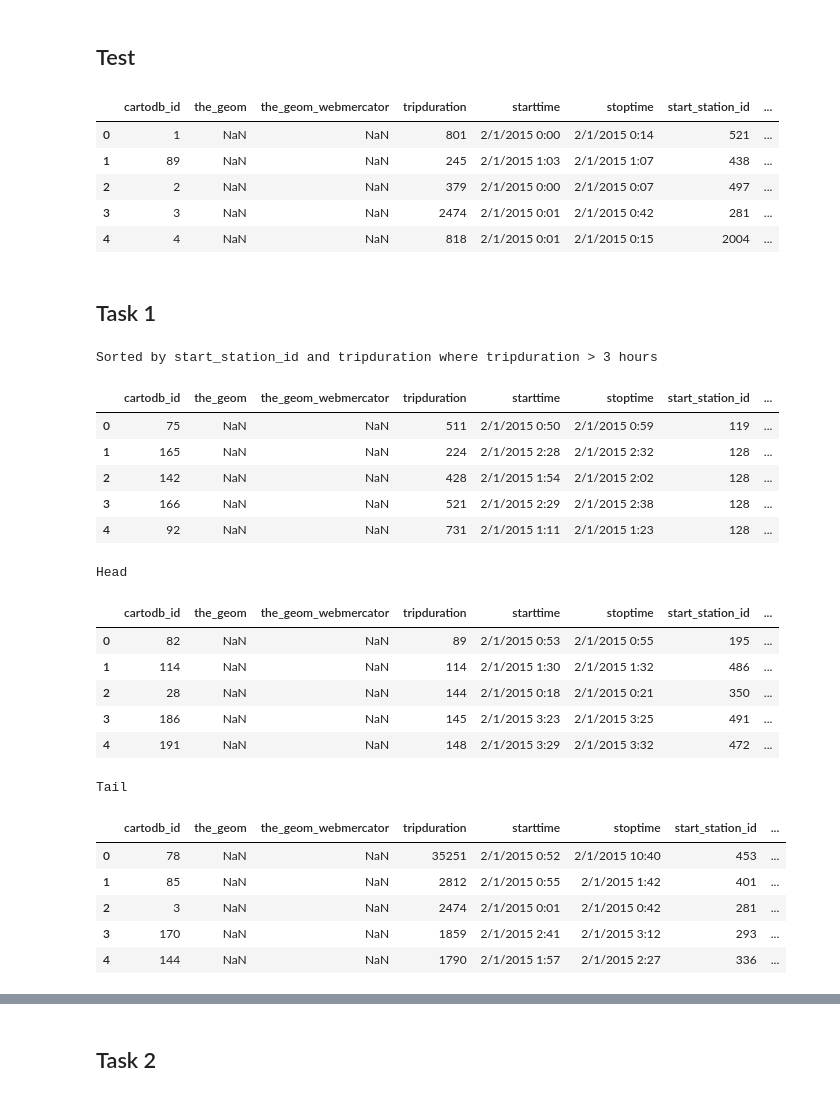
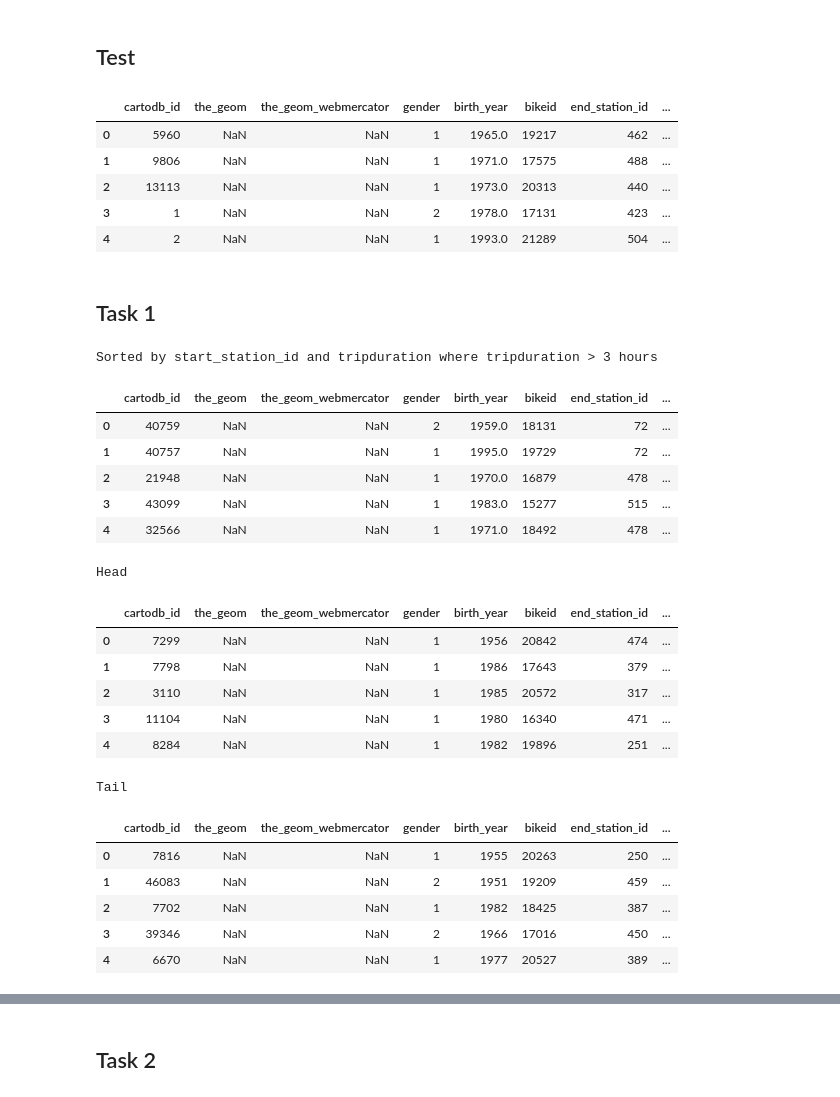
Before and after one commit to beasteers/PUI2017_bs3639, a Jupyter notebook: HW7_bs3639/SQL_query.ipynb, the cells around one changed output, grey strips where cells are left out. Saved outputs shown, nothing was run; the diff lists cells and outputs as text; code cells hidden in the pictures.

Commit message:
add sql query hw

```diff
--- a/HW7_bs3639/SQL_query.ipynb
+++ b/HW7_bs3639/SQL_query.ipynb
@@ -4,7 +4,7 @@
 # %% [markdown]
 ##### This notebook is set up to link as a default to the fb55 account.  To turn in the homework use the same account you used in the lab (hvt201)  and query the database that you were querying in class (citibike_feb_2015)
 # %%
-SQL_SOURCE = 'https://fb55.carto.com/api/v2/sql?q='
+SQL_SOURCE = 'https://bs3639.carto.com/api/v2/sql?q='
 
 import urllib2
 import urllib
@@ -27,7 +27,7 @@ def queryCartoDB(query, format='CSV', source=SQL_SOURCE):
     data = urllib.urlencode({'format': format, 'q': query})
     try:
         response = urllib2.urlopen(source, data)
-    except urllib2.HTTPError, e:
+    except urllib2.HTTPError as e:
         raise ValueError('\n'.join(ast.literal_eval(e.readline())['error']))
     except Exception:
         raise
@@ -35,17 +35,17 @@ def queryCartoDB(query, format='CSV', source=SQL_SOURCE):
 # %% [markdown]
 ## Test
 # %%
-pd.read_csv(StringIO.StringIO(queryCartoDB(test = '''
+pd.read_csv(StringIO.StringIO(queryCartoDB('''
 SELECT *
 FROM citibike
 ''')), sep=',').head()
 # %% [output]
-|  | cartodb_id | the_geom | the_geom_webmercator | tripduration | starttime | stoptime | start_station_id | ... |
-| 0 | 1 | NaN | NaN | 801 | 2/1/2015 0:00 | 2/1/2015 0:14 | 521 | ... |
-| 1 | 89 | NaN | NaN | 245 | 2/1/2015 1:03 | 2/1/2015 1:07 | 438 | ... |
-| 2 | 2 | NaN | NaN | 379 | 2/1/2015 0:00 | 2/1/2015 0:07 | 497 | ... |
-| 3 | 3 | NaN | NaN | 2474 | 2/1/2015 0:01 | 2/1/2015 0:42 | 281 | ... |
-| 4 | 4 | NaN | NaN | 818 | 2/1/2015 0:01 | 2/1/2015 0:15 | 2004 | ... |
+|  | cartodb_id | the_geom | the_geom_webmercator | gender | birth_year | bikeid | end_station_id | ... |
+| 0 | 5960 | NaN | NaN | 1 | 1965.0 | 19217 | 462 | ... |
+| 1 | 9806 | NaN | NaN | 1 | 1971.0 | 17575 | 488 | ... |
+| 2 | 13113 | NaN | NaN | 1 | 1973.0 | 20313 | 440 | ... |
+| 3 | 1 | NaN | NaN | 2 | 1978.0 | 17131 | 423 | ... |
+| 4 | 2 | NaN | NaN | 1 | 1993.0 | 21289 | 504 | ... |
 # %% [markdown]
 ## Task 1
 # %%
@@ -60,12 +60,12 @@ ORDER BY start_station_id, tripduration
 df.head()
 # %% [output]
 Sorted by start_station_id and tripduration where tripduration > 3 hours
-|  | cartodb_id | the_geom | the_geom_webmercator | tripduration | starttime | stoptime | start_station_id | ... |
-| 0 | 75 | NaN | NaN | 511 | 2/1/2015 0:50 | 2/1/2015 0:59 | 119 | ... |
-| 1 | 165 | NaN | NaN | 224 | 2/1/2015 2:28 | 2/1/2015 2:32 | 128 | ... |
-| 2 | 142 | NaN | NaN | 428 | 2/1/2015 1:54 | 2/1/2015 2:02 | 128 | ... |
-| 3 | 166 | NaN | NaN | 521 | 2/1/2015 2:29 | 2/1/2015 2:38 | 128 | ... |
-| 4 | 92 | NaN | NaN | 731 | 2/1/2015 1:11 | 2/1/2015 1:23 | 128 | ... |
+|  | cartodb_id | the_geom | the_geom_webmercator | gender | birth_year | bikeid | end_station_id | ... |
+| 0 | 40759 | NaN | NaN | 2 | 1959.0 | 18131 | 72 | ... |
+| 1 | 40757 | NaN | NaN | 1 | 1995.0 | 19729 | 72 | ... |
+| 2 | 21948 | NaN | NaN | 1 | 1970.0 | 16879 | 478 | ... |
+| 3 | 43099 | NaN | NaN | 1 | 1983.0 | 15277 | 515 | ... |
+| 4 | 32566 | NaN | NaN | 1 | 1971.0 | 18492 | 478 | ... |
 # %%
 print('Head')
 df = pd.read_csv(StringIO.StringIO(queryCartoDB('''
@@ -78,12 +78,12 @@ LIMIT 5
 df
 # %% [output]
 Head
-|  | cartodb_id | the_geom | the_geom_webmercator | tripduration | starttime | stoptime | start_station_id | ... |
-| 0 | 82 | NaN | NaN | 89 | 2/1/2015 0:53 | 2/1/2015 0:55 | 195 | ... |
-| 1 | 114 | NaN | NaN | 114 | 2/1/2015 1:30 | 2/1/2015 1:32 | 486 | ... |
-| 2 | 28 | NaN | NaN | 144 | 2/1/2015 0:18 | 2/1/2015 0:21 | 350 | ... |
-| 3 | 186 | NaN | NaN | 145 | 2/1/2015 3:23 | 2/1/2015 3:25 | 491 | ... |
-| 4 | 191 | NaN | NaN | 148 | 2/1/2015 3:29 | 2/1/2015 3:32 | 472 | ... |
+|  | cartodb_id | the_geom | the_geom_webmercator | gender | birth_year | bikeid | end_station_id | ... |
+| 0 | 7299 | NaN | NaN | 1 | 1956 | 20842 | 474 | ... |
+| 1 | 7798 | NaN | NaN | 1 | 1986 | 17643 | 379 | ... |
+| 2 | 3110 | NaN | NaN | 1 | 1985 | 20572 | 317 | ... |
+| 3 | 11104 | NaN | NaN | 1 | 1980 | 16340 | 471 | ... |
+| 4 | 8284 | NaN | NaN | 1 | 1982 | 19896 | 251 | ... |
 # %%
 print('Tail')
 df = pd.read_csv(StringIO.StringIO(queryCartoDB('''
@@ -96,12 +96,12 @@ LIMIT 5
 df
 # %% [output]
 Tail
-|  | cartodb_id | the_geom | the_geom_webmercator | tripduration | starttime | stoptime | start_station_id | ... |
-| 0 | 78 | NaN | NaN | 35251 | 2/1/2015 0:52 | 2/1/2015 10:40 | 453 | ... |
-| 1 | 85 | NaN | NaN | 2812 | 2/1/2015 0:55 | 2/1/2015 1:42 | 401 | ... |
-| 2 | 3 | NaN | NaN | 2474 | 2/1/2015 0:01 | 2/1/2015 0:42 | 281 | ... |
-| 3 | 170 | NaN | NaN | 1859 | 2/1/2015 2:41 | 2/1/2015 3:12 | 293 | ... |
-| 4 | 144 | NaN | NaN | 1790 | 2/1/2015 1:57 | 2/1/2015 2:27 | 336 | ... |
+|  | cartodb_id | the_geom | the_geom_webmercator | gender | birth_year | bikeid | end_station_id | ... |
+| 0 | 7816 | NaN | NaN | 1 | 1955 | 20263 | 250 | ... |
+| 1 | 46083 | NaN | NaN | 2 | 1951 | 19209 | 459 | ... |
+| 2 | 7702 | NaN | NaN | 1 | 1982 | 18425 | 387 | ... |
+| 3 | 39346 | NaN | NaN | 2 | 1966 | 17016 | 450 | ... |
+| 4 | 6670 | NaN | NaN | 1 | 1977 | 20527 | 389 | ... |
 # %%
 print('unique start_station_id values')
 df = pd.read_csv(StringIO.StringIO(queryCartoDB('''
```
Also changed, not shown: parts of 14 cells of this notebook.
